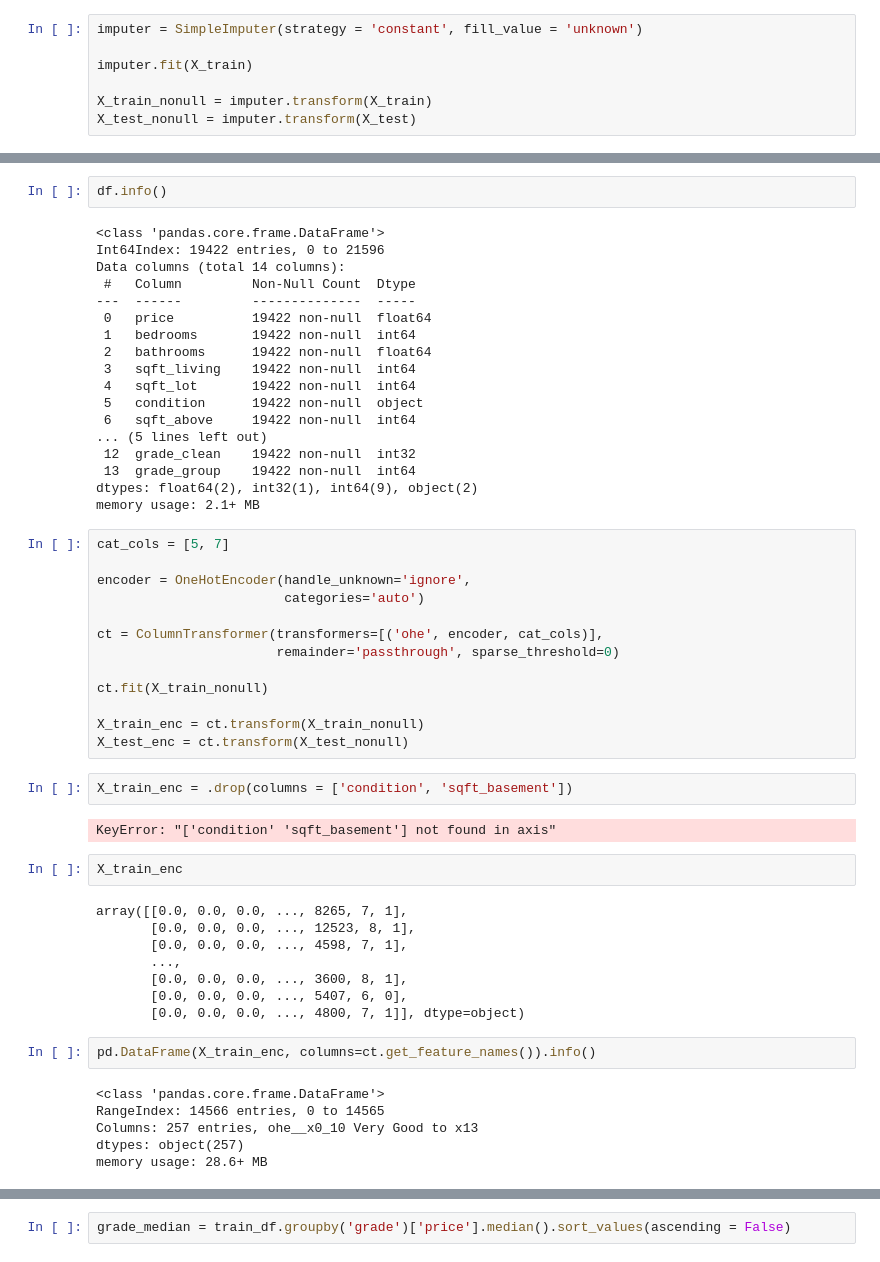
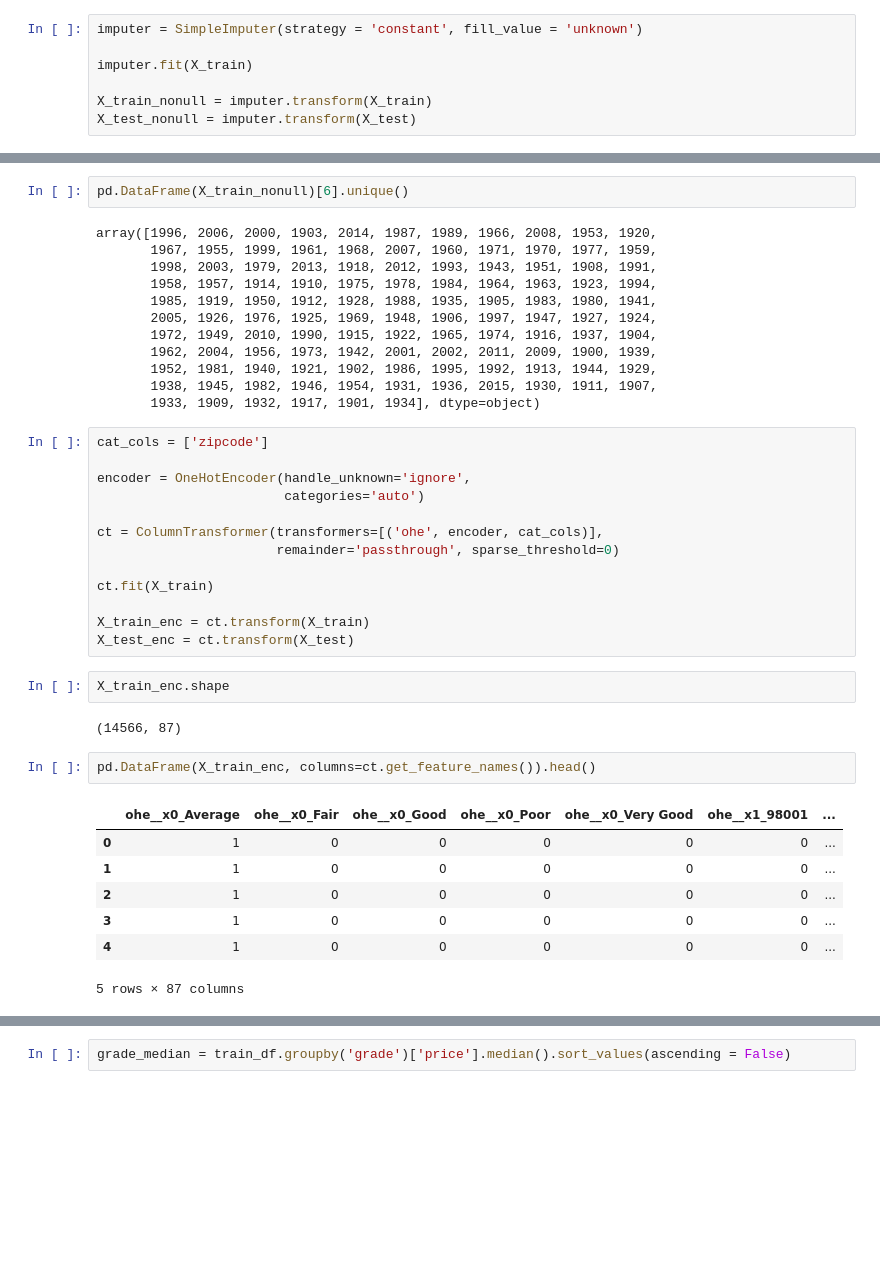
Before and after one commit to CoopaM/Phase-2-Project, a Jupyter notebook: Cooper/Cooper Notebook.ipynb, the cells around one changed output, grey strips where cells are left out. Drawn from its saved outputs; the diff is of its cells as text; blank space fills up the shorter version.

```diff
--- a/Cooper/Cooper Notebook.ipynb
+++ b/Cooper/Cooper Notebook.ipynb
@@ -176,25 +248,19 @@ for col in range(X_train_nonull.shape[1]):
-# %%
-df.info()
-# %% [output]
-<class 'pandas.core.frame.DataFrame'>
-Int64Index: 19422 entries, 0 to 21596
-Data columns (total 14 columns):
- #   Column         Non-Null Count  Dtype
----  ------         --------------  -----
- 0   price          19422 non-null  float64
- 1   bedrooms       19422 non-null  int64
- 2   bathrooms      19422 non-null  float64
- 3   sqft_living    19422 non-null  int64
- 4   sqft_lot       19422 non-null  int64
- 5   condition      19422 non-null  object
- 6   sqft_above     19422 non-null  int64
-... (5 lines left out)
- 12  grade_clean    19422 non-null  int32
- 13  grade_group    19422 non-null  int64
-dtypes: float64(2), int32(1), int64(9), object(2)
-memory usage: 2.1+ MB
+# %%
+pd.DataFrame(X_train_nonull)[6].unique()
+# %% [output]
+array([1996, 2006, 2000, 1903, 2014, 1987, 1989, 1966, 2008, 1953, 1920,
+       1967, 1955, 1999, 1961, 1968, 2007, 1960, 1971, 1970, 1977, 1959,
+       1998, 2003, 1979, 2013, 1918, 2012, 1993, 1943, 1951, 1908, 1991,
+       1958, 1957, 1914, 1910, 1975, 1978, 1984, 1964, 1963, 1923, 1994,
+       1985, 1919, 1950, 1912, 1928, 1988, 1935, 1905, 1983, 1980, 1941,
+       2005, 1926, 1976, 1925, 1969, 1948, 1906, 1997, 1947, 1927, 1924,
+       1972, 1949, 2010, 1990, 1915, 1922, 1965, 1974, 1916, 1937, 1904,
+       1962, 2004, 1956, 1973, 1942, 2001, 2002, 2011, 2009, 1900, 1939,
+       1952, 1981, 1940, 1921, 1902, 1986, 1995, 1992, 1913, 1944, 1929,
+       1938, 1945, 1982, 1946, 1954, 1931, 1936, 2015, 1930, 1911, 1907,
+       1933, 1909, 1932, 1917, 1901, 1934], dtype=object)
 # %%
-cat_cols = [5, 7]
+cat_cols = ['zipcode']
 
 encoder = OneHotEncoder(handle_unknown='ignore',
                         categories='auto')
@@ -202,32 +268,24 @@ encoder = OneHotEncoder(handle_unknown='ignore',
 ct = ColumnTransformer(transformers=[('ohe', encoder, cat_cols)],
                        remainder='passthrough', sparse_threshold=0)
 
-ct.fit(X_train_nonull)
+ct.fit(X_train)
 
-X_train_enc = ct.transform(X_train_nonull)
-X_test_enc = ct.transform(X_test_nonull)
+X_train_enc = ct.transform(X_train)
+X_test_enc = ct.transform(X_test)
-# %%
-X_train_enc = .drop(columns = ['condition', 'sqft_basement'])
-# %% [output]
-KeyError: "['condition' 'sqft_basement'] not found in axis"
 # %%
-X_train_enc
+X_train_enc.shape
 # %% [output]
-array([[0.0, 0.0, 0.0, ..., 8265, 7, 1],
-       [0.0, 0.0, 0.0, ..., 12523, 8, 1],
-       [0.0, 0.0, 0.0, ..., 4598, 7, 1],
-       ...,
-       [0.0, 0.0, 0.0, ..., 3600, 8, 1],
-       [0.0, 0.0, 0.0, ..., 5407, 6, 0],
-       [0.0, 0.0, 0.0, ..., 4800, 7, 1]], dtype=object)
+(14566, 87)
 # %%
-pd.DataFrame(X_train_enc, columns=ct.get_feature_names()).info()
+pd.DataFrame(X_train_enc, columns=ct.get_feature_names()).head()
 # %% [output]
+|  | ohe__x0_Average | ohe__x0_Fair | ohe__x0_Good | ohe__x0_Poor | ohe__x0_Very Good | ohe__x1_98001 | ... |
+| 0 | 1 | 0 | 0 | 0 | 0 | 0 | ... |
+| 1 | 1 | 0 | 0 | 0 | 0 | 0 | ... |
+| 2 | 1 | 0 | 0 | 0 | 0 | 0 | ... |
+| 3 | 1 | 0 | 0 | 0 | 0 | 0 | ... |
+| 4 | 1 | 0 | 0 | 0 | 0 | 0 | ... |
-<class 'pandas.core.frame.DataFrame'>
-RangeIndex: 14566 entries, 0 to 14565
-Columns: 257 entries, ohe__x0_10 Very Good to x13
-dtypes: object(257)
-memory usage: 28.6+ MB
+5 rows × 87 columns
 # %%
 scaler = MinMaxScaler()
 scaler.fit(X_train_enc)
```
Also changed, not shown: parts of 15 cells of this notebook.
